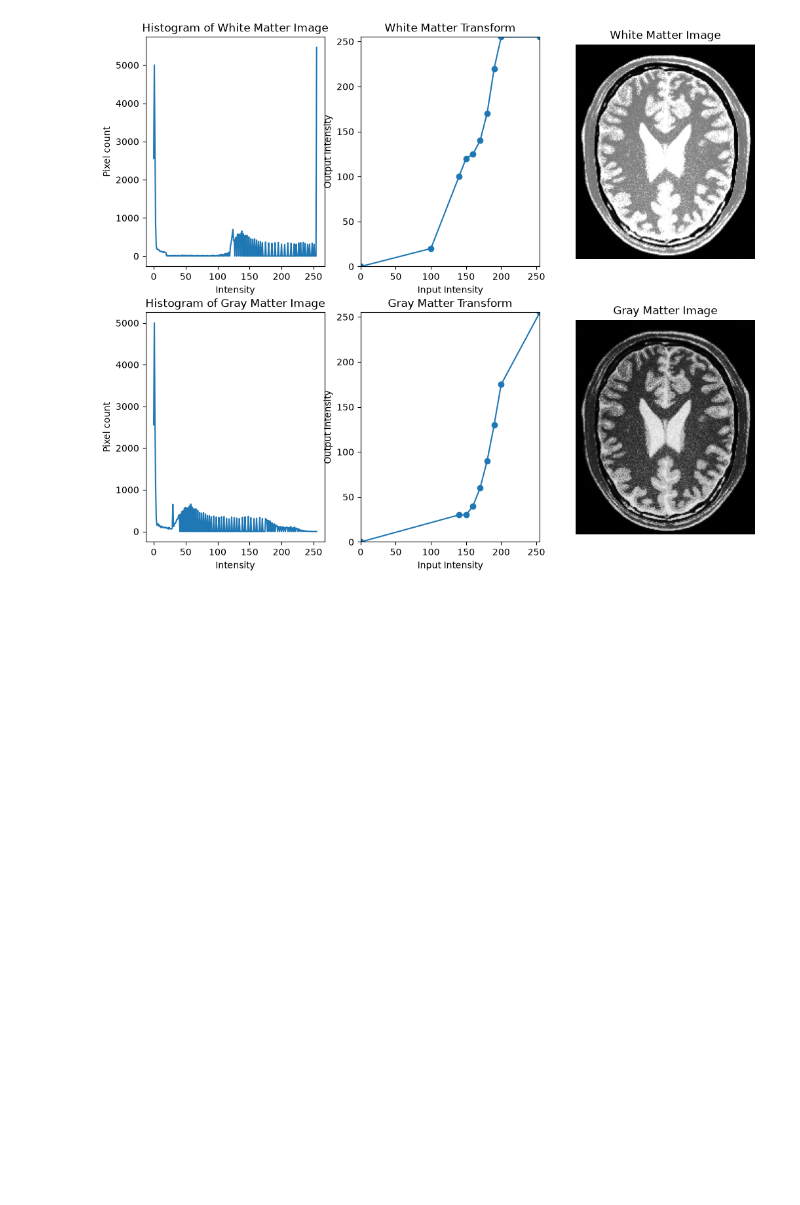
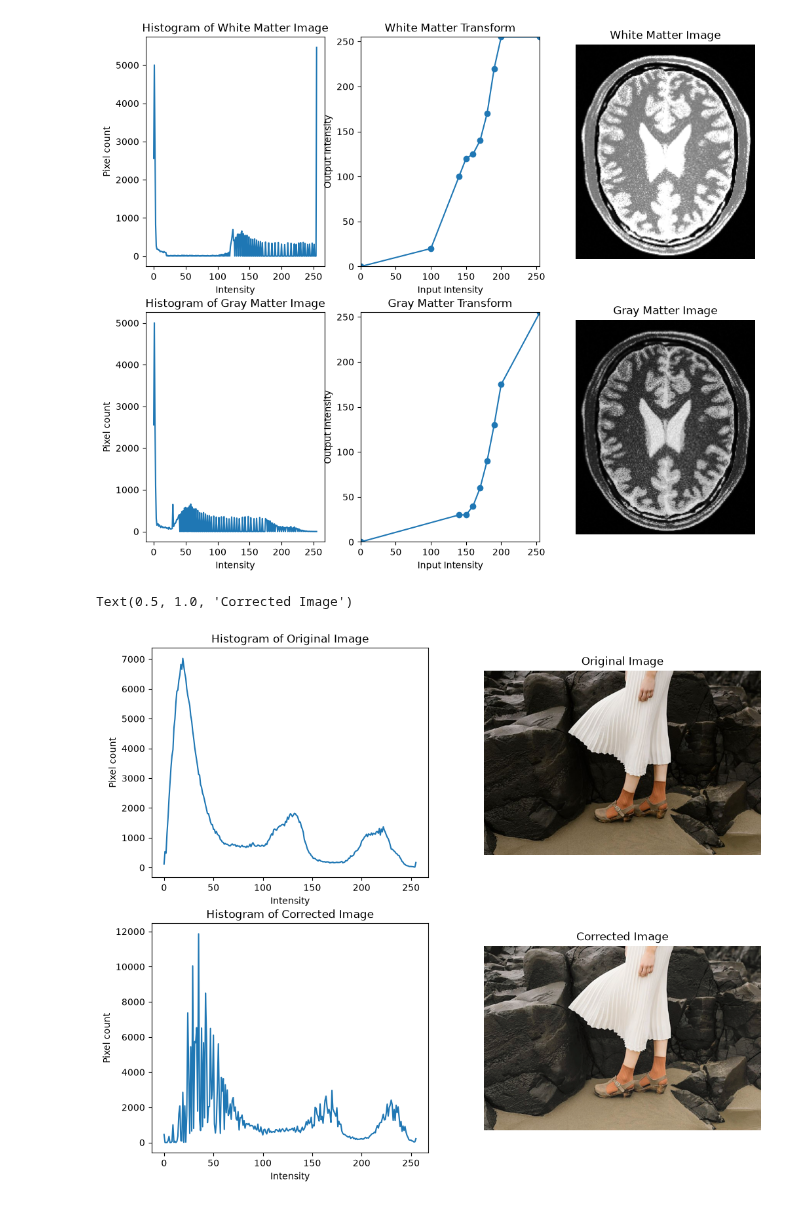
Before and after one commit to dilith813/en3160-a01, a Jupyter notebook: Report.ipynb, the cells around one changed output. Saved outputs shown, nothing was run; the diff lists cells and outputs as text; code cells hidden in the pictures; blank space fills up the shorter version.

```diff
--- a/Report.ipynb
+++ b/Report.ipynb
@@ -49,7 +49,7 @@ plt.show()
 [figure]
 [figure]
 # %%
-im = cv.imread("images/q2.jpeg", cv.IMREAD_GRAYSCALE)
+im = cv.imread("images/q2.jpeg")
 
 hist = cv.calcHist([im], [0], None, [256], [0,256])
 
@@ -104,3 +104,45 @@ axes[1][2].set_title("Gray Matter Image")
 # %% [output]
 Text(0.5, 1.0, 'Gray Matter Image')
 [figure]
+# %%
+def gamma_correct(im, gamma):
+    lut = np.array([((i/255.0)**gamma)*255 for i in np.arange(0, 256)]).astype("uint8")
+    return cv.LUT(im, lut)
+
+gamma = 0.65
+
+im = cv.imread("images/q3.jpeg")
+im_lab = cv.cvtColor(im, cv.COLOR_BGR2LAB)
+im_rgb = cv.cvtColor(im, cv.COLOR_BGR2RGB)
+hist = cv.calcHist([im_rgb], [0], None, [256], [0,256])
+
+l_channel, a_channel, b_channel = cv.split(im_lab)
+
+gamma_corrected_l = gamma_correct(l_channel, gamma)
+
+reconstructed_im_lab = cv.merge([gamma_corrected_l, a_channel, b_channel])
+reconstructed_im_rgb = cv.cvtColor(reconstructed_im_lab, cv.COLOR_LAB2RGB)
+gamma_hist = cv.calcHist([reconstructed_im_rgb], [0], None, [256], [0,256])
+
+fig, axes = plt.subplots(2, 2, figsize=(12, 10))
+
+axes[0][0].plot(hist)
+axes[0][0].set_xlabel("Intensity")
+axes[0][0].set_ylabel("Pixel count")
+axes[0][0].set_title("Histogram of Original Image")
+
+axes[0][1].imshow(im_rgb)
+axes[0][1].axis('off')
+axes[0][1].set_title("Original Image")
+
+axes[1][0].plot(gamma_hist)
+axes[1][0].set_xlabel("Intensity")
+axes[1][0].set_ylabel("Pixel count")
+axes[1][0].set_title("Histogram of Corrected Image")
+
+axes[1][1].imshow(reconstructed_im_rgb)
+axes[1][1].axis('off')
+axes[1][1].set_title("Corrected Image")
+# %% [output]
+Text(0.5, 1.0, 'Corrected Image')
+[figure, added]
```
Also changed, not shown: parts of 2 cells of this notebook, 2 other files.
